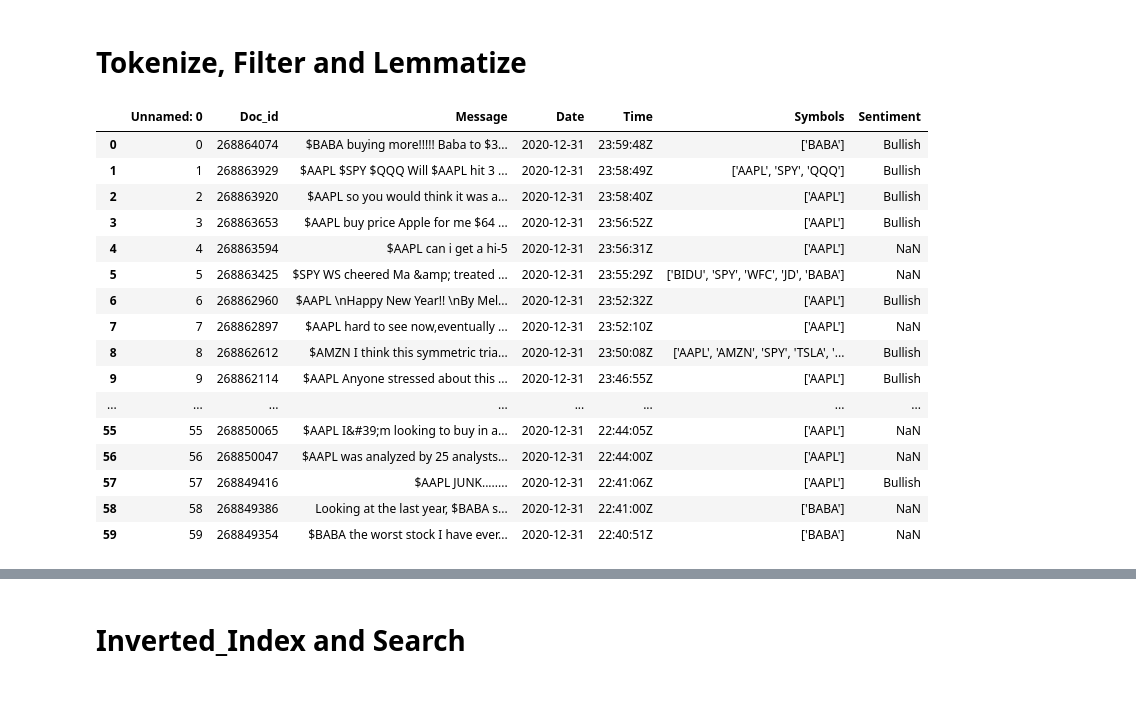
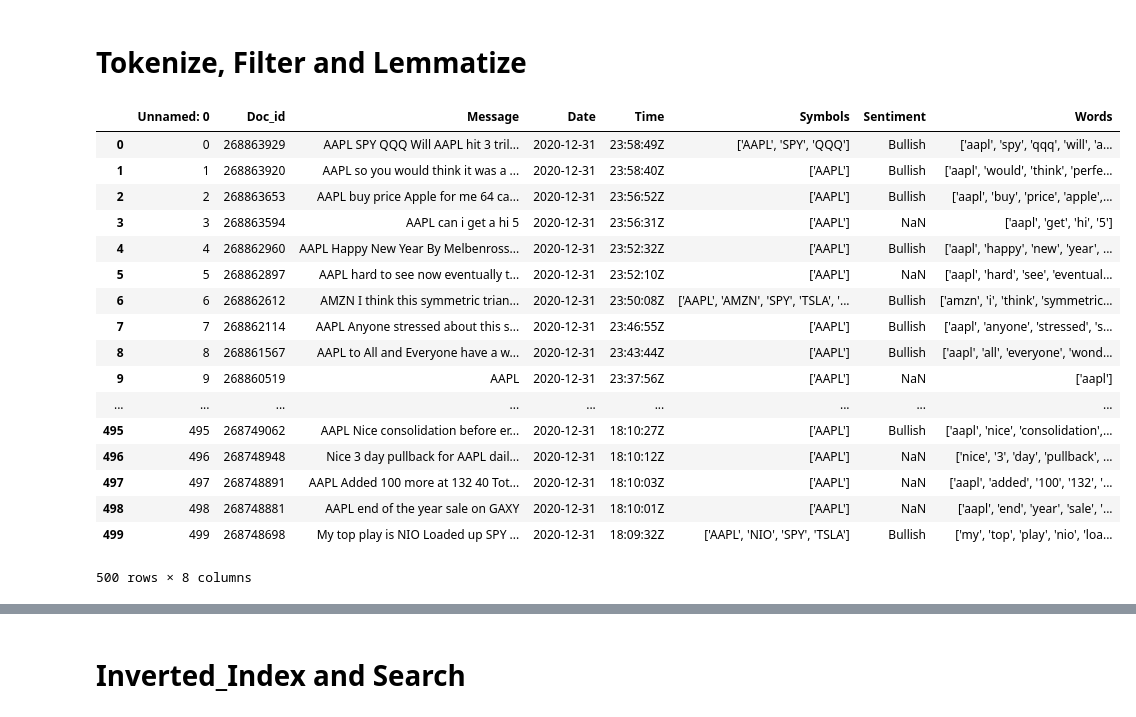
Before and after one commit to rchia013/CZ4034_IR, a Jupyter notebook: crawler.ipynb, the cells around one changed output, grey strips where cells are left out. Cells and saved outputs as stored; diff of their text form; code cells hidden in the pictures.

```diff
--- a/crawler.ipynb
+++ b/crawler.ipynb
@@ -149,27 +148,28 @@ tweets_df.to_csv('tweets.csv')
 # %% [markdown]
 # Tokenize, Filter and Lemmatize
 # %%
-tweets_df = pd.read_csv('tweets.csv',nrows = 500)
+tweets_df = pd.read_csv('Database(1).csv')
 tweets = tweets_df.copy()
 tweets
 # %% [output]
-|  | Unnamed: 0 | Doc_id | Message | Date | Time | Symbols | Sentiment |
-| 0 | 0 | 268864074 | $BABA buying more!!!!! Baba to $3... | 2020-12-31 | 23:59:48Z | ['BABA'] | Bullish |
-| 1 | 1 | 268863929 | $AAPL $SPY $QQQ Will $AAPL hit 3 ... | 2020-12-31 | 23:58:49Z | ['AAPL', 'SPY', 'QQQ'] | Bullish |
-| 2 | 2 | 268863920 | $AAPL so you would think it was a... | 2020-12-31 | 23:58:40Z | ['AAPL'] | Bullish |
-| 3 | 3 | 268863653 | $AAPL buy price Apple for me $64 ... | 2020-12-31 | 23:56:52Z | ['AAPL'] | Bullish |
-| 4 | 4 | 268863594 | $AAPL can i get a hi-5 | 2020-12-31 | 23:56:31Z | ['AAPL'] | NaN |
-| 5 | 5 | 268863425 | $SPY WS cheered Ma &amp; treated ... | 2020-12-31 | 23:55:29Z | ['BIDU', 'SPY', 'WFC', 'JD', 'BABA'] | NaN |
-| 6 | 6 | 268862960 | $AAPL \nHappy New Year!! \nBy Mel... | 2020-12-31 | 23:52:32Z | ['AAPL'] | Bullish |
-| 7 | 7 | 268862897 | $AAPL hard to see now,eventually ... | 2020-12-31 | 23:52:10Z | ['AAPL'] | NaN |
-| 8 | 8 | 268862612 | $AMZN I think this symmetric tria... | 2020-12-31 | 23:50:08Z | ['AAPL', 'AMZN', 'SPY', 'TSLA', '... | Bullish |
-| 9 | 9 | 268862114 | $AAPL Anyone stressed about this ... | 2020-12-31 | 23:46:55Z | ['AAPL'] | Bullish |
-| ... | ... | ... | ... | ... | ... | ... | ... |
-| 55 | 55 | 268850065 | $AAPL I&#39;m looking to buy in a... | 2020-12-31 | 22:44:05Z | ['AAPL'] | NaN |
-| 56 | 56 | 268850047 | $AAPL was analyzed by 25 analysts... | 2020-12-31 | 22:44:00Z | ['AAPL'] | NaN |
-| 57 | 57 | 268849416 | $AAPL JUNK........ | 2020-12-31 | 22:41:06Z | ['AAPL'] | Bullish |
-| 58 | 58 | 268849386 | Looking at the last year, $BABA s... | 2020-12-31 | 22:41:00Z | ['BABA'] | NaN |
-| 59 | 59 | 268849354 | $BABA the worst stock I have ever... | 2020-12-31 | 22:40:51Z | ['BABA'] | NaN |
+|  | Unnamed: 0 | Doc_id | Message | Date | Time | Symbols | Sentiment | Words |
+| 0 | 0 | 268863929 | AAPL SPY QQQ Will AAPL hit 3 tril... | 2020-12-31 | 23:58:49Z | ['AAPL', 'SPY', 'QQQ'] | Bullish | ['aapl', 'spy', 'qqq', 'will', 'a... |
+| 1 | 1 | 268863920 | AAPL so you would think it was a ... | 2020-12-31 | 23:58:40Z | ['AAPL'] | Bullish | ['aapl', 'would', 'think', 'perfe... |
+| 2 | 2 | 268863653 | AAPL buy price Apple for me 64 ca... | 2020-12-31 | 23:56:52Z | ['AAPL'] | Bullish | ['aapl', 'buy', 'price', 'apple',... |
+| 3 | 3 | 268863594 | AAPL can i get a hi 5 | 2020-12-31 | 23:56:31Z | ['AAPL'] | NaN | ['aapl', 'get', 'hi', '5'] |
+| 4 | 4 | 268862960 | AAPL Happy New Year By Melbenross... | 2020-12-31 | 23:52:32Z | ['AAPL'] | Bullish | ['aapl', 'happy', 'new', 'year', ... |
+| 5 | 5 | 268862897 | AAPL hard to see now eventually t... | 2020-12-31 | 23:52:10Z | ['AAPL'] | NaN | ['aapl', 'hard', 'see', 'eventual... |
+| 6 | 6 | 268862612 | AMZN I think this symmetric trian... | 2020-12-31 | 23:50:08Z | ['AAPL', 'AMZN', 'SPY', 'TSLA', '... | Bullish | ['amzn', 'i', 'think', 'symmetric... |
+| 7 | 7 | 268862114 | AAPL Anyone stressed about this s... | 2020-12-31 | 23:46:55Z | ['AAPL'] | Bullish | ['aapl', 'anyone', 'stressed', 's... |
+| 8 | 8 | 268861567 | AAPL to All and Everyone have a w... | 2020-12-31 | 23:43:44Z | ['AAPL'] | Bullish | ['aapl', 'all', 'everyone', 'wond... |
+| 9 | 9 | 268860519 | AAPL | 2020-12-31 | 23:37:56Z | ['AAPL'] | NaN | ['aapl'] |
+| ... | ... | ... | ... | ... | ... | ... | ... | ... |
+| 495 | 495 | 268749062 | AAPL Nice consolidation before er... | 2020-12-31 | 18:10:27Z | ['AAPL'] | Bullish | ['aapl', 'nice', 'consolidation',... |
+| 496 | 496 | 268748948 | Nice 3 day pullback for AAPL dail... | 2020-12-31 | 18:10:12Z | ['AAPL'] | NaN | ['nice', '3', 'day', 'pullback', ... |
+| 497 | 497 | 268748891 | AAPL Added 100 more at 132 40 Tot... | 2020-12-31 | 18:10:03Z | ['AAPL'] | NaN | ['aapl', 'added', '100', '132', '... |
+| 498 | 498 | 268748881 | AAPL end of the year sale on GAXY | 2020-12-31 | 18:10:01Z | ['AAPL'] | NaN | ['aapl', 'end', 'year', 'sale', '... |
+| 499 | 499 | 268748698 | My top play is NIO Loaded up SPY ... | 2020-12-31 | 18:09:32Z | ['AAPL', 'NIO', 'SPY', 'TSLA'] | Bullish | ['my', 'top', 'play', 'nio', 'loa... |
+500 rows × 8 columns
 # %%
 import nltk
 #nltk.download()
```
Also changed, not shown: parts of 14 cells of this notebook, 2 other files.
